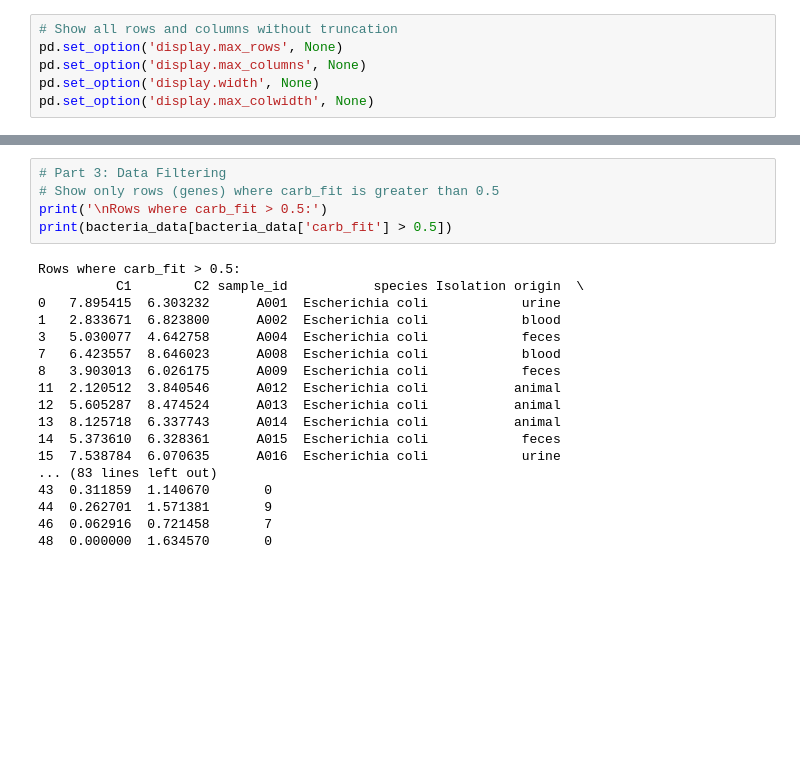
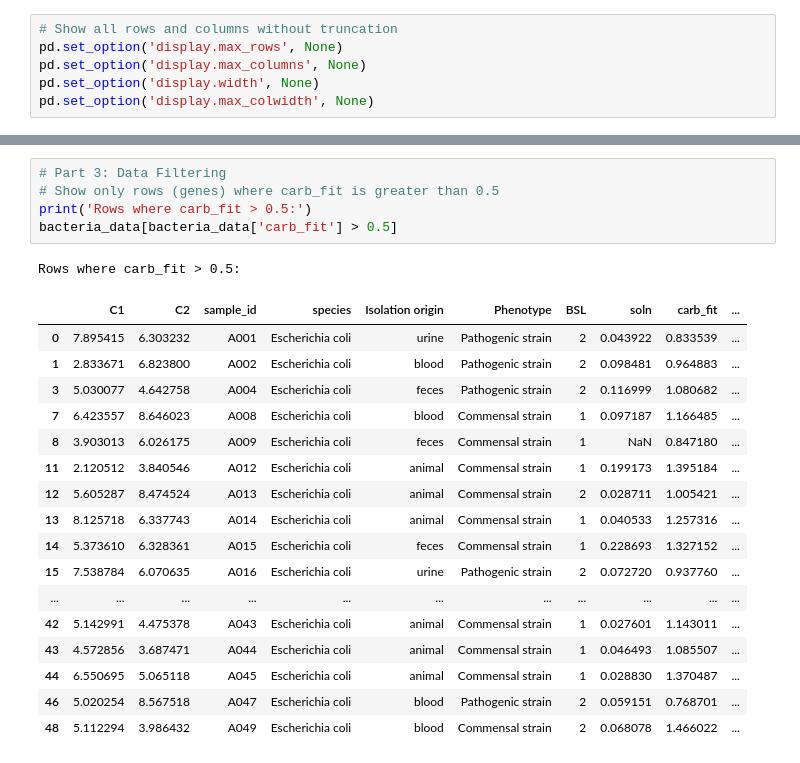
Before and after one commit to opemidimejiosatoyinbo/Biological-Data-Exploration-and-Cleaning-with-Pandas, a Jupyter notebook: Data_Exploration_and_Cleaning_with_Pandas.ipynb, the cells around one changed output, grey strips where cells are left out. Cells and saved outputs as stored; diff of their text form; blank space fills up the shorter version.

```diff
--- a/Data_Exploration_and_Cleaning_with_Pandas.ipynb
+++ b/Data_Exploration_and_Cleaning_with_Pandas.ipynb
@@ -80,26 +104,27 @@ urine
 # %%
 # Part 3: Data Filtering
 # Show only rows (genes) where carb_fit is greater than 0.5
-print('\nRows where carb_fit > 0.5:')
-print(bacteria_data[bacteria_data['carb_fit'] > 0.5])
+print('Rows where carb_fit > 0.5:')
+bacteria_data[bacteria_data['carb_fit'] > 0.5]
 # %% [output]
 Rows where carb_fit > 0.5:
-          C1        C2 sample_id           species Isolation origin  \
-0   7.895415  6.303232      A001  Escherichia coli            urine
-1   2.833671  6.823800      A002  Escherichia coli            blood
-3   5.030077  4.642758      A004  Escherichia coli            feces
-7   6.423557  8.646023      A008  Escherichia coli            blood
-8   3.903013  6.026175      A009  Escherichia coli            feces
-11  2.120512  3.840546      A012  Escherichia coli           animal
-12  5.605287  8.474524      A013  Escherichia coli           animal
-13  8.125718  6.337743      A014  Escherichia coli           animal
-14  5.373610  6.328361      A015  Escherichia coli            feces
-15  7.538784  6.070635      A016  Escherichia coli            urine
-... (83 lines left out)
-43  0.311859  1.140670       0
-44  0.262701  1.571381       9
-46  0.062916  0.721458       7
-48  0.000000  1.634570       0
+|  | C1 | C2 | sample_id | species | Isolation origin | Phenotype | BSL | soln | carb_fit | ... |
+| 0 | 7.895415 | 6.303232 | A001 | Escherichia coli | urine | Pathogenic strain | 2 | 0.043922 | 0.833539 | ... |
+| 1 | 2.833671 | 6.823800 | A002 | Escherichia coli | blood | Pathogenic strain | 2 | 0.098481 | 0.964883 | ... |
+| 3 | 5.030077 | 4.642758 | A004 | Escherichia coli | feces | Pathogenic strain | 2 | 0.116999 | 1.080682 | ... |
+| 7 | 6.423557 | 8.646023 | A008 | Escherichia coli | blood | Commensal strain | 1 | 0.097187 | 1.166485 | ... |
+| 8 | 3.903013 | 6.026175 | A009 | Escherichia coli | feces | Commensal strain | 1 | NaN | 0.847180 | ... |
+| 11 | 2.120512 | 3.840546 | A012 | Escherichia coli | animal | Commensal strain | 1 | 0.199173 | 1.395184 | ... |
+| 12 | 5.605287 | 8.474524 | A013 | Escherichia coli | animal | Commensal strain | 2 | 0.028711 | 1.005421 | ... |
+| 13 | 8.125718 | 6.337743 | A014 | Escherichia coli | animal | Commensal strain | 1 | 0.040533 | 1.257316 | ... |
+| 14 | 5.373610 | 6.328361 | A015 | Escherichia coli | feces | Commensal strain | 1 | 0.228693 | 1.327152 | ... |
+| 15 | 7.538784 | 6.070635 | A016 | Escherichia coli | urine | Pathogenic strain | 2 | 0.072720 | 0.937760 | ... |
+| ... | ... | ... | ... | ... | ... | ... | ... | ... | ... | ... |
+| 42 | 5.142991 | 4.475378 | A043 | Escherichia coli | animal | Commensal strain | 1 | 0.027601 | 1.143011 | ... |
+| 43 | 4.572856 | 3.687471 | A044 | Escherichia coli | animal | Commensal strain | 1 | 0.046493 | 1.085507 | ... |
+| 44 | 6.550695 | 5.065118 | A045 | Escherichia coli | animal | Commensal strain | 1 | 0.028830 | 1.370487 | ... |
+| 46 | 5.020254 | 8.567518 | A047 | Escherichia coli | blood | Pathogenic strain | 2 | 0.059151 | 0.768701 | ... |
+| 48 | 5.112294 | 3.986432 | A049 | Escherichia coli | blood | Commensal strain | 2 | 0.068078 | 1.466022 | ... |
 # %%
 # Part 4: Handling Missing Data
 # Create a copy of bacteria_data as bacteria_data_missing
```
Also changed, not shown: parts of 20 cells of this notebook.
